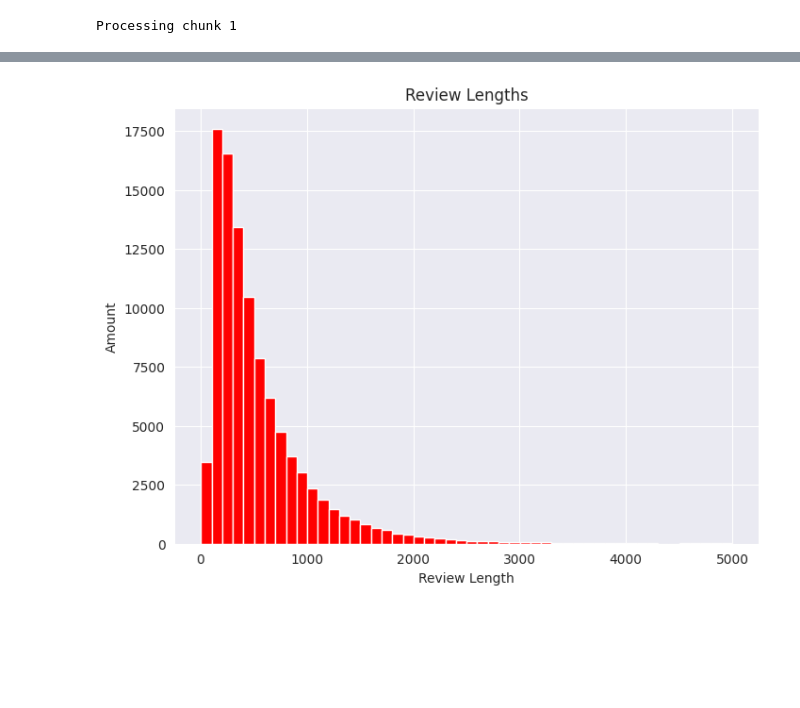
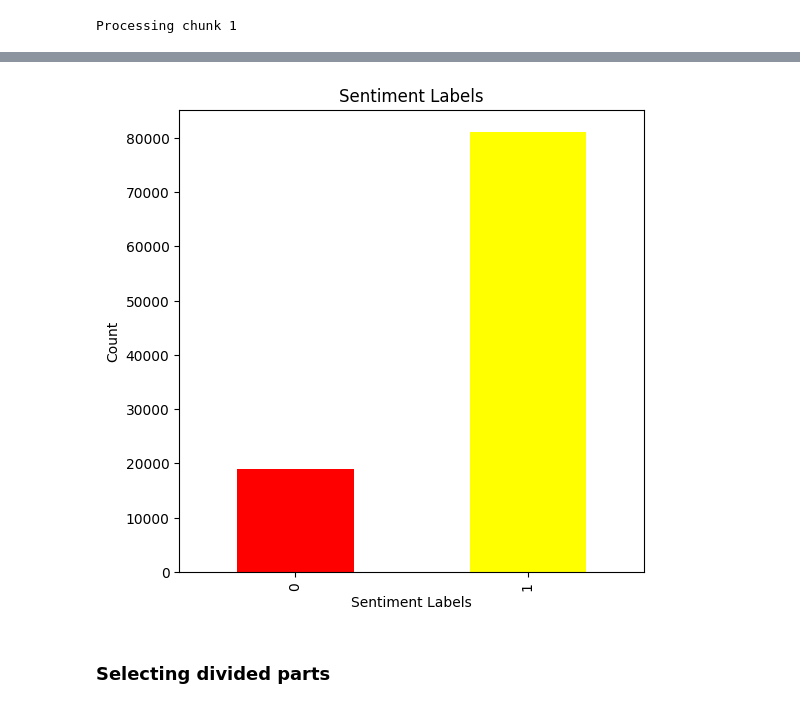
Before and after one commit to AbdulSheffa/DL_CW_2, a Jupyter notebook: coursework.ipynb, the cells around one changed output, grey strips where cells are left out. Saved outputs shown, nothing was run; the diff lists cells and outputs as text; code cells hidden in the pictures; blank space fills up the shorter version.

```diff
--- a/coursework.ipynb
+++ b/coursework.ipynb
@@ -68,3 +303,13 @@ Processing chunk 1
 # %%
-df
+chunk= 100000
+file= "yelp_academic_dataset_review.json"
+
+chunks2 = pd.read_json(file, lines=True, chunksize=chunk)
+for i, x in enumerate(chunks2):
+    print(f"Processing chunk {i + 1}")
+    if i == 0:
+        csv = "chunk.csv"
+        x.to_csv(csv, index=False)
+    df1= pd.read_csv("chunk.csv")
+    break
 # %% [output]
@@ -86 +317,17 @@ df
+# %%
+def sentiment(stars):
+    if 0 <= stars < 3:
+        return 0 #negative
+    elif 3 <= stars <= 5:
+        return 1 #normal
+    else:
+        return 'undefined'
+
+df1['sentiment_label'] = df1['stars'].apply(sentiment)
+le = LabelEncoder()
+df1['encoded_sentiment'] = le.fit_transform(df1['sentiment_label'])
+
+# Extract labels
+y = df1['encoded_sentiment'].values
+df1.to_csv('preprocessed_data1.csv', index=False)
 # %%
@@ -95,12 +349,18 @@ plt.show()
+# %%
+plt.figure(figsize=(6, 6))
+df1['sentiment_label'].value_counts().sort_index().plot(kind='bar', color=['red', 'yellow', 'green'])
+plt.title('Sentiment Labels')
+plt.xlabel('Sentiment Labels')
+plt.ylabel('Count')
+plt.show()
+# %% [output]
+[figure, added]
+# %% [markdown]
+### Selecting divided parts
 # %%
-# Plot the distribution of review lengths
-plt.figure(figsize=(8, 6))
-df['review_length'] = df['text'].apply(len)
-df['review_length'].hist(bins=50, color='red')
-plt.title('Review Lengths')
-plt.xlabel('Review Length')
-plt.ylabel('Amount')
-plt.show()
+positive_reviews = df1[df1['sentiment_label'] == 1].sample(n=2000, random_state=42)
+negative_reviews= df1[df1['sentiment_label'] == 0].sample(n=2000, random_state=42)
+
+# Combine the selected samples
+new_data = pd.concat([positive_reviews, negative_reviews], ignore_index=True)
-# %% [output]
-[figure, removed]
 # %%
```
Also changed, not shown: parts of 96 cells of this notebook.
